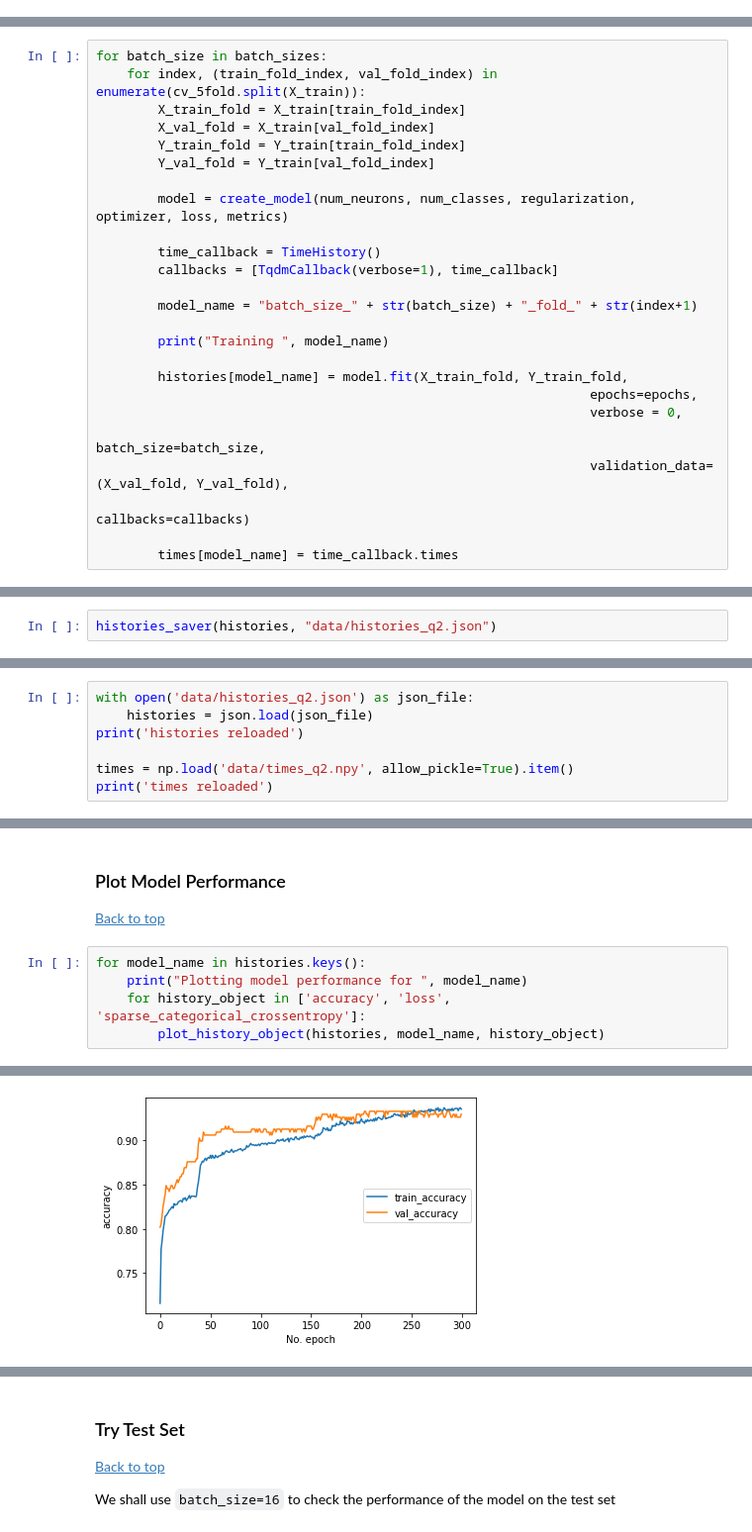
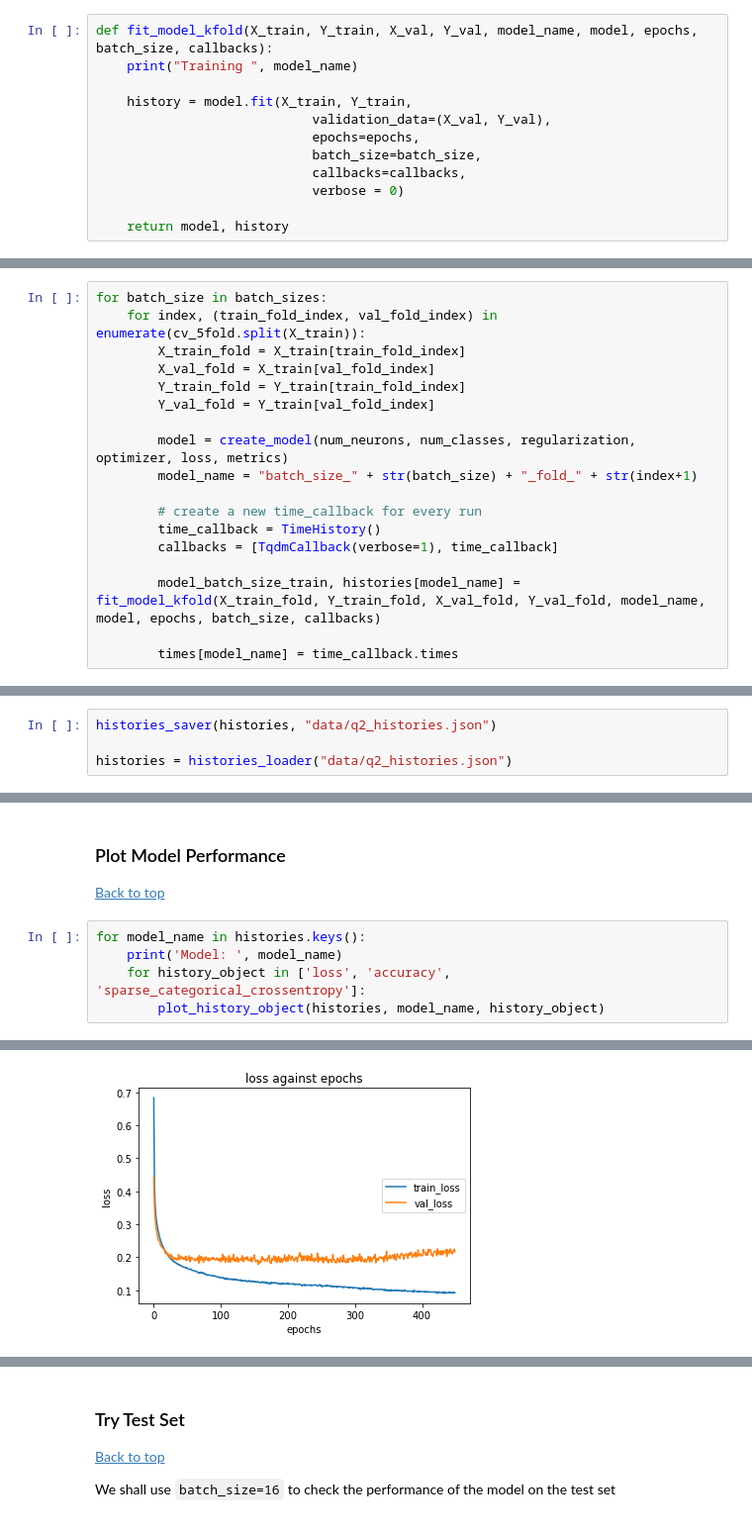
Before and after one commit to tanchuanxin/cz4042_assignment_1, a Jupyter notebook: 1a/assignment_1a_q2.ipynb, the cells around one changed output, grey strips where cells are left out. Shown at 99% size. Saved outputs shown, nothing was run; the diff lists cells and outputs as text.

```diff
--- a/1a/assignment_1a_q2.ipynb
+++ b/1a/assignment_1a_q2.ipynb
@@ -150,3 +182,15 @@ def create_model(num_neurons, num_classes, regularization, optimizer, loss, metr
 
     print("Model created")
     return model
+# %%
+def fit_model_kfold(X_train, Y_train, X_val, Y_val, model_name, model, epochs, batch_size, callbacks):
+    print("Training ", model_name)
+
+    history = model.fit(X_train, Y_train,
+                            validation_data=(X_val, Y_val),
+                            epochs=epochs,
+                            batch_size=batch_size,
+                            callbacks=callbacks,
+                            verbose = 0)
+
+    return model, history
@@ -162,20 +218,13 @@ for batch_size in batch_sizes:
         Y_val_fold = Y_train[val_fold_index]
 
         model = create_model(num_neurons, num_classes, regularization, optimizer, loss, metrics)
+        model_name = "batch_size_" + str(batch_size) + "_fold_" + str(index+1)
 
+        # create a new time_callback for every run
         time_callback = TimeHistory()
         callbacks = [TqdmCallback(verbose=1), time_callback]
 
-        model_name = "batch_size_" + str(batch_size) + "_fold_" + str(index+1)
-
-        print("Training ", model_name)
-
-        histories[model_name] = model.fit(X_train_fold, Y_train_fold,
-                                                                epochs=epochs,
-                                                                verbose = 0,
-                                                                batch_size=batch_size,
-                                                                validation_data=(X_val_fold, Y_val_fold),
-                                                                callbacks=callbacks)
+        model_batch_size_train, histories[model_name] = fit_model_kfold(X_train_fold, Y_train_fold, X_val_fold, Y_val_fold, model_name, model, epochs, batch_size, callbacks)
 
         times[model_name] = time_callback.times
 # %% [output]
@@ -201,4 +250,6 @@ Training  batch_size_64_fold_5
 [Back to top](#toc)
 # %%
-histories_saver(histories, "data/histories_q2.json")
+histories_saver(histories, "data/q2_histories.json")
+
+histories = histories_loader("data/q2_histories.json")
 # %% [output]
@@ -211,7 +266,0 @@ All times saved
-# %%
-with open('data/histories_q2.json') as json_file:
-    histories = json.load(json_file)
-print('histories reloaded')
-
-times = np.load('data/times_q2.npy', allow_pickle=True).item()
-print('times reloaded')
@@ -223,7 +269,7 @@ times reloaded
 [Back to top](#toc)
 # %%
 for model_name in histories.keys():
-    print("Plotting model performance for ", model_name)
-    for history_object in ['accuracy', 'loss', 'sparse_categorical_crossentropy']:
+    print('Model: ', model_name)
+    for history_object in ['loss', 'accuracy', 'sparse_categorical_crossentropy']:
         plot_history_object(histories, model_name, history_object)
 # %% [output]
@@ -231 +277 @@ Plotting model performance for  batch_size_4_fold_1
-[figure, old version]
+[figure, new version]
```
Also changed, not shown: parts of 49 cells of this notebook, 20 other files.
